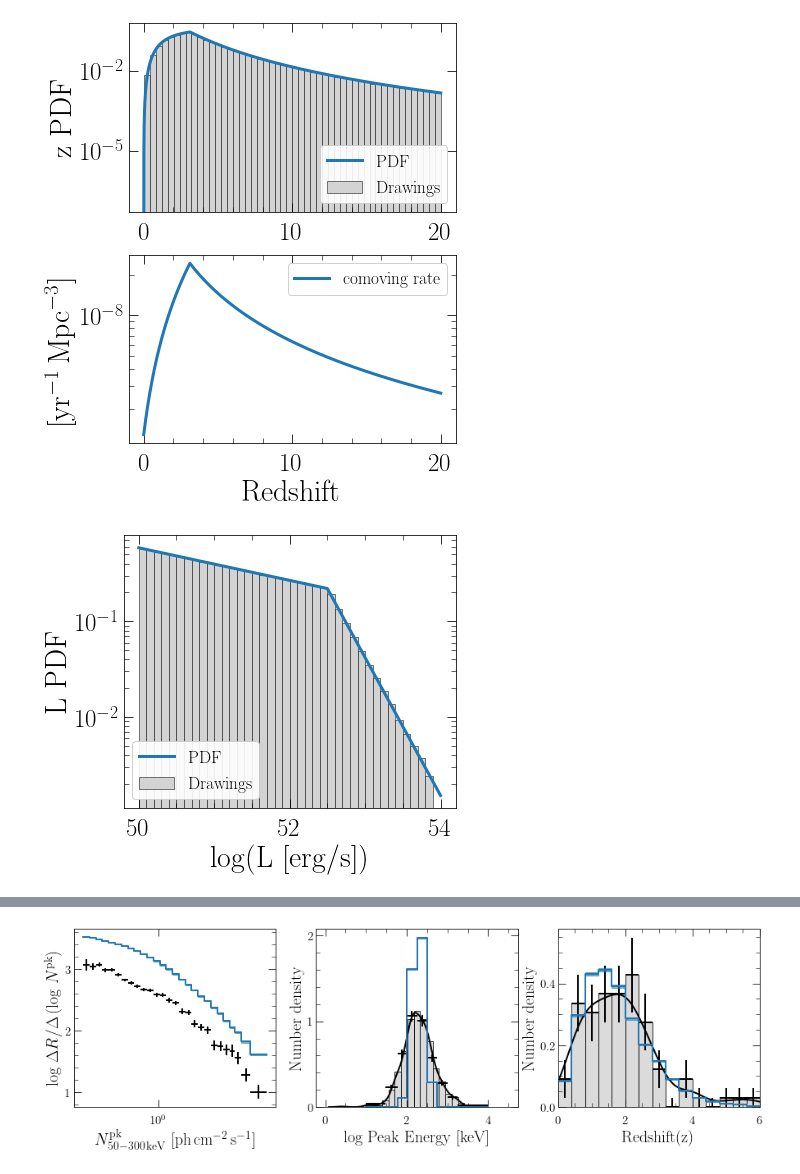
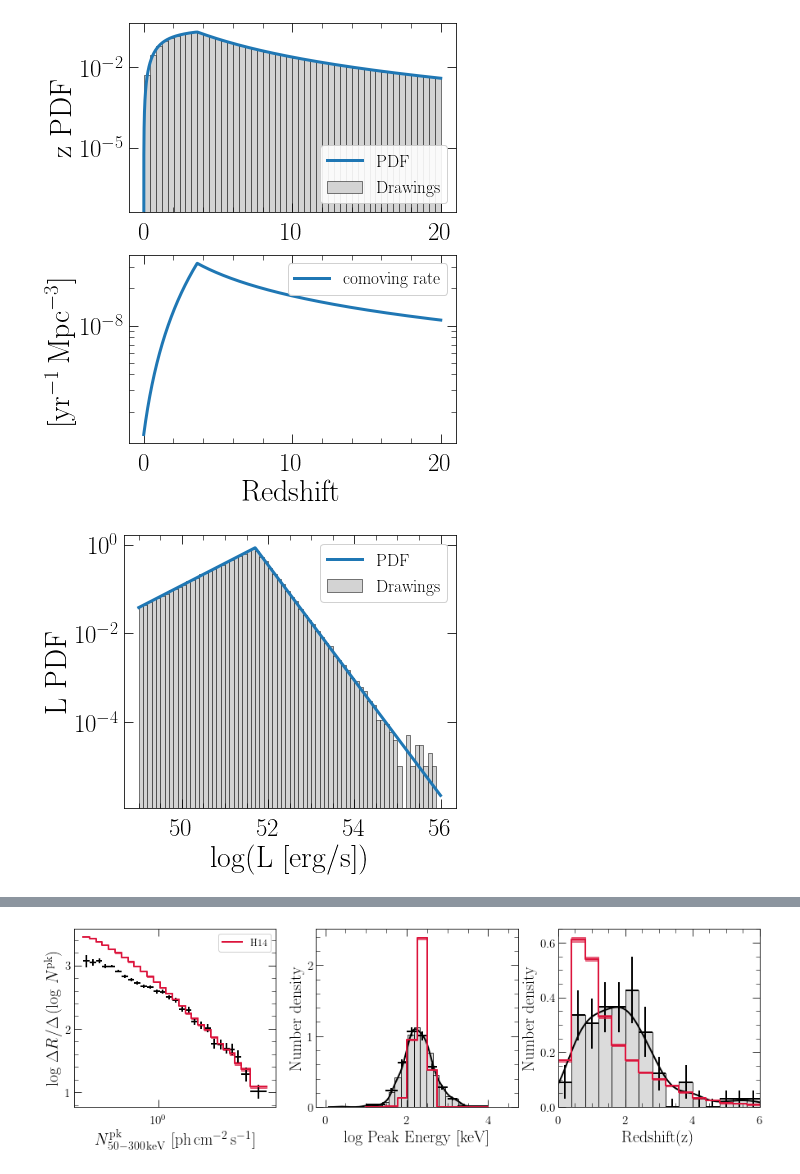
Before and after one commit to JPalmerio/GRB_population_model, a Jupyter notebook: ipynb_codes/Other_Population_Models.ipynb, the cells around one changed output, grey strips where cells are left out. Drawn from its saved outputs; the diff is of its cells as text; code cells hidden in the pictures.

Commit message:
added functional forms and updated parameter files

```diff
--- a/ipynb_codes/Other_Population_Models.ipynb
+++ b/ipynb_codes/Other_Population_Models.ipynb
@@ -35,5 +35,5 @@ logging.basicConfig(stream=sys.stdout, level=logging.INFO,
 logging.getLogger('matplotlib').setLevel(logging.WARNING)
 plt.style.use('paper')
 colors = ['#225ea8', '#41b6c4', '#d94801', '#fd8d3c']
-Nb_GRBs_glob = int(1e6)
+Nb_GRBs_glob = int(1e5)
 save_fig = True
@@ -40,30 +498,33 @@ save_fig = True
 # %%
-# Wanderman & Piran 2010
-WP10 = True
-nGRB0 = 1.3e-9 # yr-1 Mpc-3
-nGRB0_err = 0.65e-9 # yr-1 Mpc-3
-if WP10:
-    lab = 'WP10'
+# Howell 2014
+H14 = True
+nGRB0 = 6e-10 # yr-1 Mpc-3
+nGRB0_err = 0.5e-10 # yr-1 Mpc-3
+if H14:
+    lab = 'H14'
+    color = 'crimson'
     paths_to_dir, paths_to_files = io.generate_paths()
     config, params, instruments, samples, obs_constraints = io.read_init_files(paths_to_files)
-    # Cosmology is slightly different (h=0.7 instead of 0.71)
-    cosmo = cs.create_cosmology(OmegaM=0.27, OmegaL=0.73, h=0.7, zmax=100)
+    # Cosmology is slightly different
+    cosmo = cs.create_cosmology(OmegaM=0.32, OmegaL=0.68, h=0.67, zmax=100)
     params['luminosity_function']={'model':'EBPL',
-                                  'logLbreak':52.5,
-                                  'slopeL':1.17,
-                                  'slopeH':2.44,
-                                  'logLmin':50,
-                                  'logLmax':54,
-                                  'k_evol':0}
+                                  'logLbreak':51.7,
+                                  'slopeL':0.5,
+                                  'slopeH':2.3,
+                                  'logLmin':49,
+                                  'logLmax':56,
+                                  'k_evol':0.0}
     params['redshift_distribution']={'model':'BPL',
-                                    'zm':3.11,
-                                    'a':2.07,
-                                    'b':-1.36}
+                                     'zm':3.6,
+                                     'a':2.1,
+                                     'b':-0.7}
     params['peak_energy_distribution']={'model':'Fixed',
-                                    'Ep0':511.}
-    params['spectral_shape']={'model':'FBand',
-                                    'alpha':1,
-                                    'beta':2.25}
+                                        'Ep0':511.}
+    params['spectral_shape']={'model':'Fixed',
+                              'shape':'Band',
+                              'alpha':1,
+                              'beta':2.25}
+
     config['samples'] = ['Stern', 'EpGBM', 'eBAT6', 'SHOALS']
     incl_samples, incl_instruments, incl_constraints = io.create_config(config=config,
                                                            samples=samples,
@@ -72,6 +533,7 @@ if WP10:
     ECLAIRs_prop = init_ECLAIRs(ECLAIRs_dir=paths_to_dir['ECLAIRs'],
                                 ECLAIRs_config=instruments['ECLAIRs'])
     samples['ECLAIRs']['pflx_min'] = ECLAIRs_prop['bkg_total']
+
     gp = GRBPopulation(Nb_GRBs=Nb_GRBs_glob)
     gp.draw_GRB_properties(cosmo, params, run_mode='debug')
     gp.calc_peak_photon_flux(incl_instruments, ECLAIRs_prop=ECLAIRs_prop)
@@ -82,15 +544,16 @@ if WP10:
     gp.create_mock_constraints()
 #     gp.compare_to_observational_constraints(constraints=incl_constraints)
     gp.normalize_from(nGRB0=nGRB0, nGRB0_err=nGRB0_err)
-    print(gp.summary())
+    gp.summary()
 
     # Observational constraints
     plt.style.use('presentation')
     fig, axes = plt.subplots(1,3, figsize=(15,4), tight_layout=False)
-    pf.plot_intensity_constraint(axes[0], pop=gp, label=lab)
+    pf.plot_intensity_constraint(axes[0], pop=gp, label=lab, color=color)
 #     pf.plot_intensity_constraint(axes[0], pop=gp, label='Alt', alt_norm=True, plot_obs=False)
-    pf.plot_spectral_constraint(axes[1], pop=gp, label=lab)
-    pf.plot_redshift_constraint(axes[2], pop=gp, label=lab)
+    pf.plot_spectral_constraint(axes[1], pop=gp, label=lab, color=color)
+    pf.plot_redshift_constraint(axes[2], pop=gp, label=lab, color=color)
+    axes[0].legend()
 
     if save_fig:
         fig.savefig(f'/Users/palmerio/Science_projects/Papers/LGRB_population_model/plots/constraints_{lab}.pdf', bbox_inches='tight')
@@ -104,7 +567,7 @@ if WP10:
                           plot_obs=False,
                           cumul=True,
                           ax=ax,
-                          mod_color='C0',
+                          mod_color=color,
                           mod_label=lab, linewidth=3)
 
     pf.plot_SHOALS_z_distr_with_bounds(ax)
@@ -136,4 +594,4 @@ Sample size :82
-[figure, old version]
+[figure, new version]
-[figure, old version]
+[figure, new version]
 [figure]
 [figure]
@@ -142 +600 @@ Sample size :82
-[figure, old version]
+[figure, new version]
```
Also changed, not shown: parts of 10 cells of this notebook, 30 other files.
